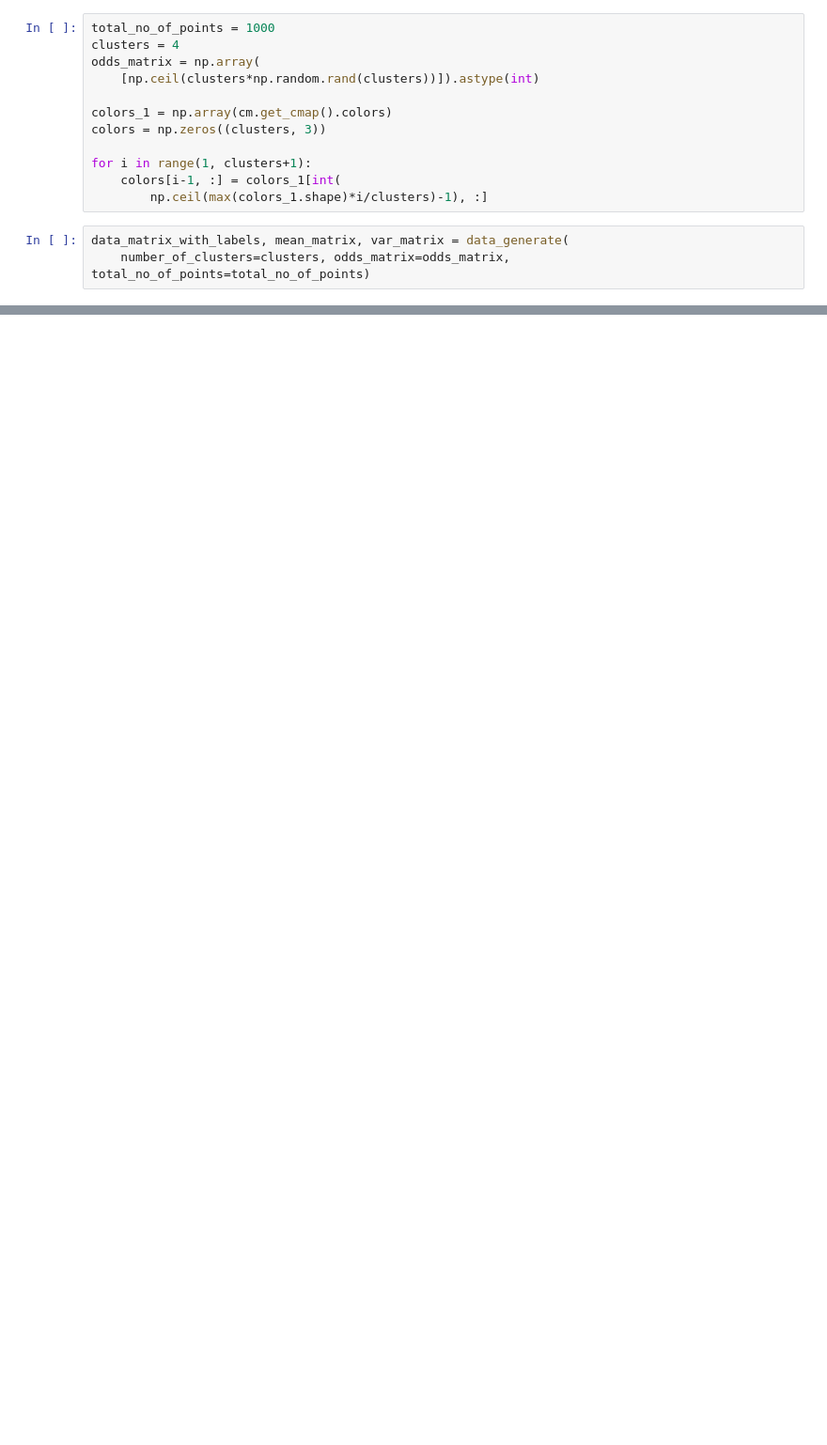
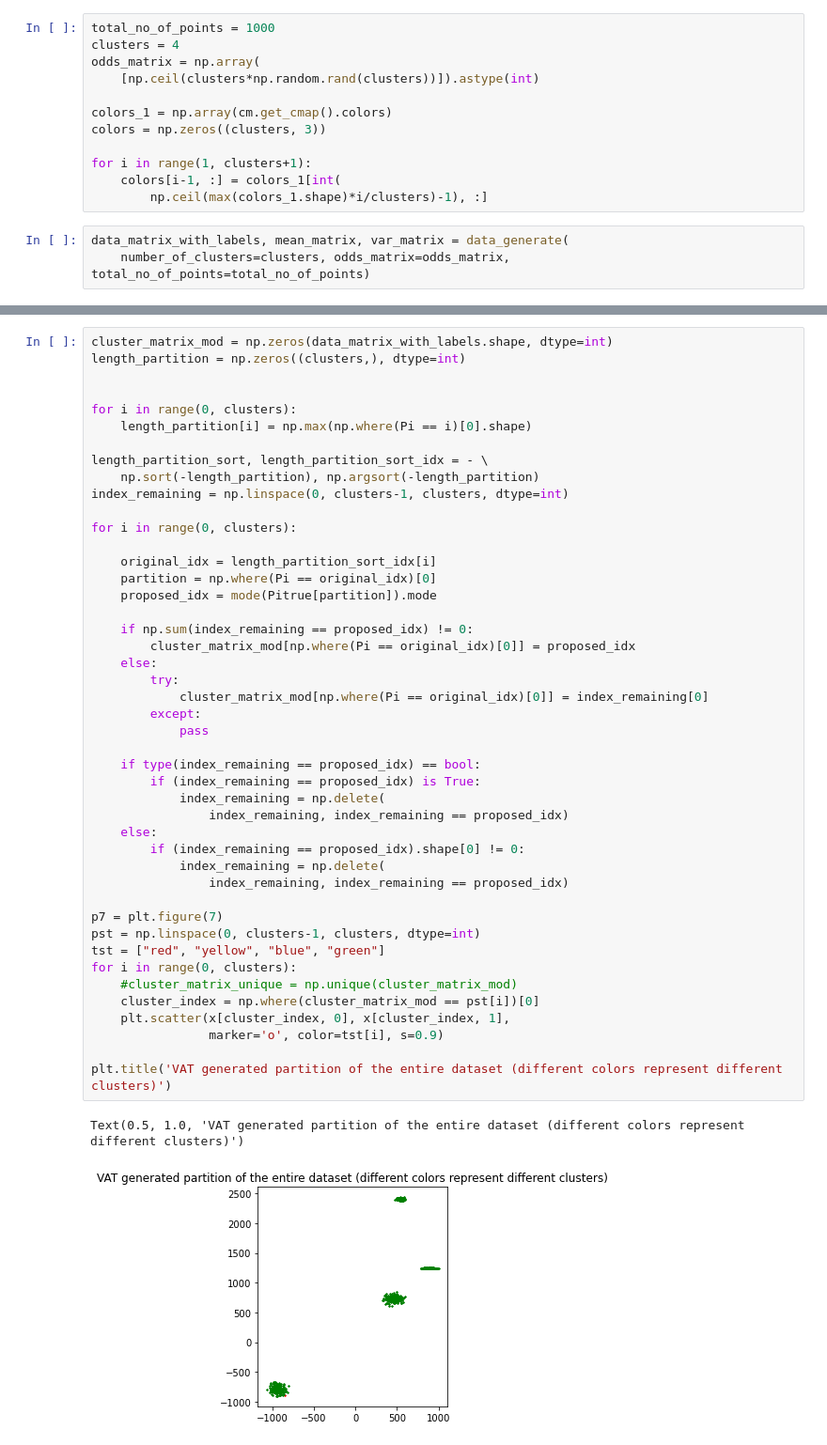
Before and after one commit to Trisanu-007/VAT-iVAT-Algorithms-Python, a Jupyter notebook: clustiVAT/clustiVAT_exp_with_random_data.ipynb, the cells around one changed output, grey strips where cells are left out. Shown: that part at 94% size. Drawn from its saved outputs; the diff is of its cells as text; blank space fills up the shorter version.

```diff
--- a/clustiVAT/clustiVAT_exp_with_random_data.ipynb
+++ b/clustiVAT/clustiVAT_exp_with_random_data.ipynb
@@ -132,0 +133,48 @@ plt.show()
+# %%
+cluster_matrix_mod = np.zeros(data_matrix_with_labels.shape, dtype=int)
+length_partition = np.zeros((clusters,), dtype=int)
+
+
+for i in range(0, clusters):
+    length_partition[i] = np.max(np.where(Pi == i)[0].shape)
+
+length_partition_sort, length_partition_sort_idx = - \
+    np.sort(-length_partition), np.argsort(-length_partition)
+index_remaining = np.linspace(0, clusters-1, clusters, dtype=int)
+
+for i in range(0, clusters):
+
+    original_idx = length_partition_sort_idx[i]
+    partition = np.where(Pi == original_idx)[0]
+    proposed_idx = mode(Pitrue[partition]).mode
+
+    if np.sum(index_remaining == proposed_idx) != 0:
+        cluster_matrix_mod[np.where(Pi == original_idx)[0]] = proposed_idx
+    else:
+        try:
+            cluster_matrix_mod[np.where(Pi == original_idx)[0]] = index_remaining[0]
+        except:
+            pass
+
+    if type(index_remaining == proposed_idx) == bool:
+        if (index_remaining == proposed_idx) is True:
+            index_remaining = np.delete(
+                index_remaining, index_remaining == proposed_idx)
+    else:
+        if (index_remaining == proposed_idx).shape[0] != 0:
+            index_remaining = np.delete(
+                index_remaining, index_remaining == proposed_idx)
+
+p7 = plt.figure(7)
+pst = np.linspace(0, clusters-1, clusters, dtype=int)
+tst = ["red", "yellow", "blue", "green"]
+for i in range(0, clusters):
+    #cluster_matrix_unique = np.unique(cluster_matrix_mod)
+    cluster_index = np.where(cluster_matrix_mod == pst[i])[0]
+    plt.scatter(x[cluster_index, 0], x[cluster_index, 1],
+                marker='o', color=tst[i], s=0.9)
+
+plt.title('VAT generated partition of the entire dataset (different colors represent different clusters)')
+# %% [output]
+Text(0.5, 1.0, 'VAT generated partition of the entire dataset (different colors represent different clusters)')
+[figure, added]
```
Also changed, not shown: parts of 9 cells of this notebook, 3 other files.
